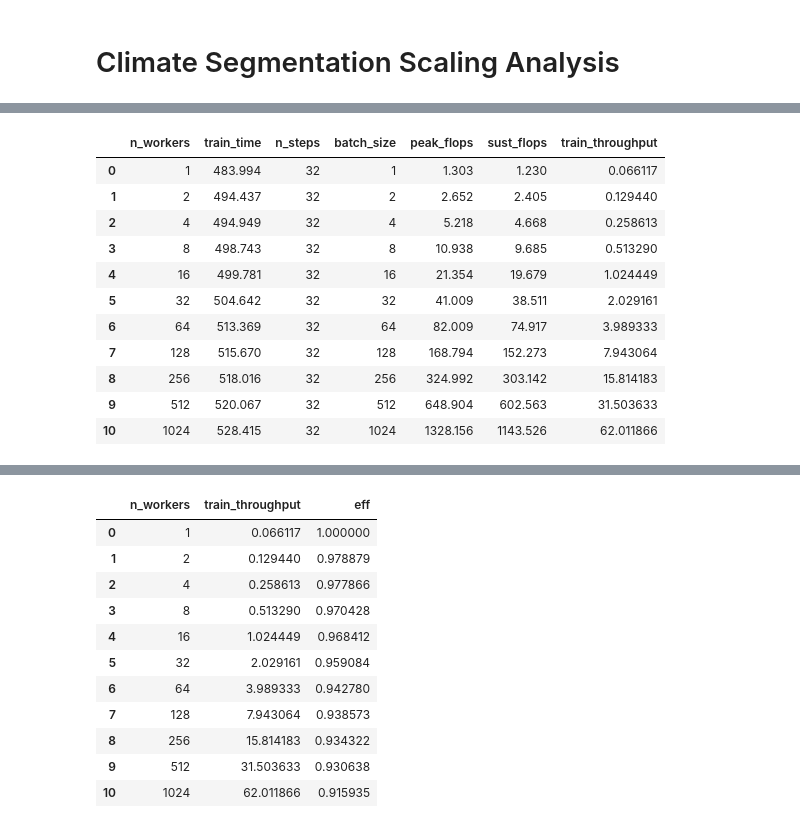
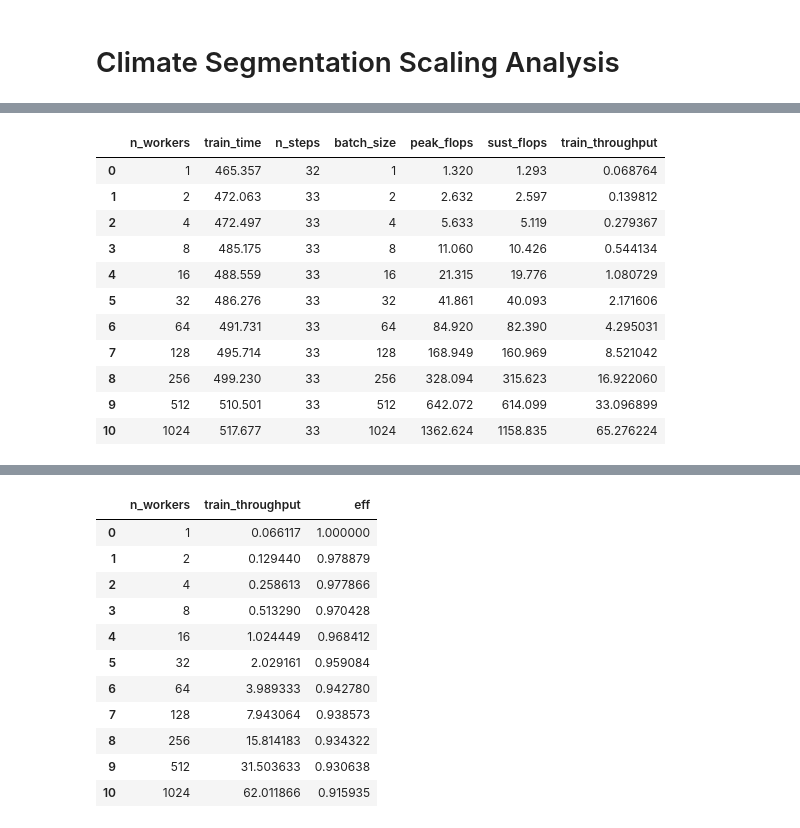
Before and after one commit to sparticlesteve/climate-seg-benchmark, a Jupyter notebook: notebooks/ScalingAnalysis.ipynb, the cells around one changed output, grey strips where cells are left out. Drawn from its saved outputs; the diff is of its cells as text; code cells hidden in the pictures.

```diff
--- a/notebooks/ScalingAnalysis.ipynb
+++ b/notebooks/ScalingAnalysis.ipynb
@@ -18,17 +34,20 @@ data = data.assign(train_throughput=train_throughput)
-# %%
-data
-# %% [output]
-|  | n_workers | train_time | n_steps | batch_size | peak_flops | sust_flops | train_throughput |
-| 0 | 1 | 483.994 | 32 | 1 | 1.303 | 1.230 | 0.066117 |
-| 1 | 2 | 494.437 | 32 | 2 | 2.652 | 2.405 | 0.129440 |
-| 2 | 4 | 494.949 | 32 | 4 | 5.218 | 4.668 | 0.258613 |
-| 3 | 8 | 498.743 | 32 | 8 | 10.938 | 9.685 | 0.513290 |
-| 4 | 16 | 499.781 | 32 | 16 | 21.354 | 19.679 | 1.024449 |
-| 5 | 32 | 504.642 | 32 | 32 | 41.009 | 38.511 | 2.029161 |
-| 6 | 64 | 513.369 | 32 | 64 | 82.009 | 74.917 | 3.989333 |
-| 7 | 128 | 515.670 | 32 | 128 | 168.794 | 152.273 | 7.943064 |
-| 8 | 256 | 518.016 | 32 | 256 | 324.992 | 303.142 | 15.814183 |
-| 9 | 512 | 520.067 | 32 | 512 | 648.904 | 602.563 | 31.503633 |
-| 10 | 1024 | 528.415 | 32 | 1024 | 1328.156 | 1143.526 | 62.011866 |
+# %%
+# Compute throughputs for dummy data
+train_throughput = dummy_data.n_steps * dummy_data.batch_size / dummy_data.train_time
+dummy_data = dummy_data.assign(train_throughput=train_throughput)
+dummy_data
+# %% [output]
+|  | n_workers | train_time | n_steps | batch_size | peak_flops | sust_flops | train_throughput |
+| 0 | 1 | 465.357 | 32 | 1 | 1.320 | 1.293 | 0.068764 |
+| 1 | 2 | 472.063 | 33 | 2 | 2.632 | 2.597 | 0.139812 |
+| 2 | 4 | 472.497 | 33 | 4 | 5.633 | 5.119 | 0.279367 |
+| 3 | 8 | 485.175 | 33 | 8 | 11.060 | 10.426 | 0.544134 |
+| 4 | 16 | 488.559 | 33 | 16 | 21.315 | 19.776 | 1.080729 |
+| 5 | 32 | 486.276 | 33 | 32 | 41.861 | 40.093 | 2.171606 |
+| 6 | 64 | 491.731 | 33 | 64 | 84.920 | 82.390 | 4.295031 |
+| 7 | 128 | 495.714 | 33 | 128 | 168.949 | 160.969 | 8.521042 |
+| 8 | 256 | 499.230 | 33 | 256 | 328.094 | 315.623 | 16.922060 |
+| 9 | 512 | 510.501 | 33 | 512 | 642.072 | 614.099 | 33.096899 |
+| 10 | 1024 | 517.677 | 33 | 1024 | 1362.624 | 1158.835 | 65.276224 |
 # %%
 plt.figure(figsize=(8, 6))
```
Also changed, not shown: parts of 5 cells of this notebook.
